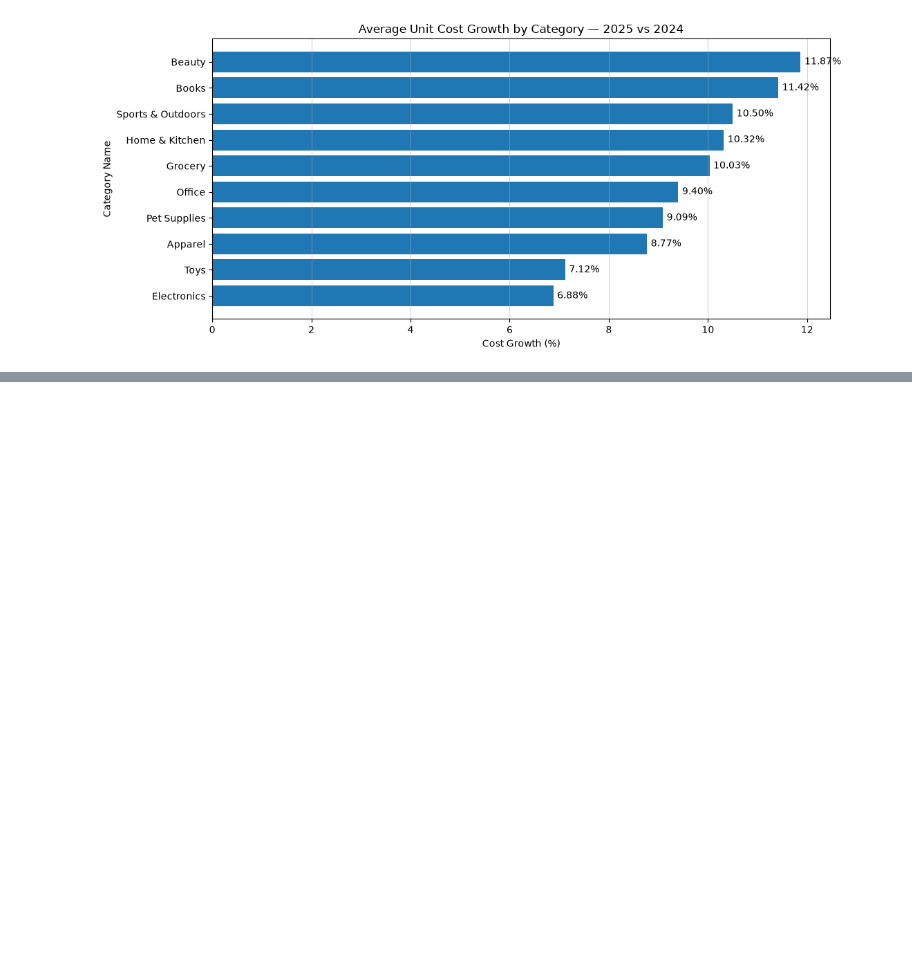
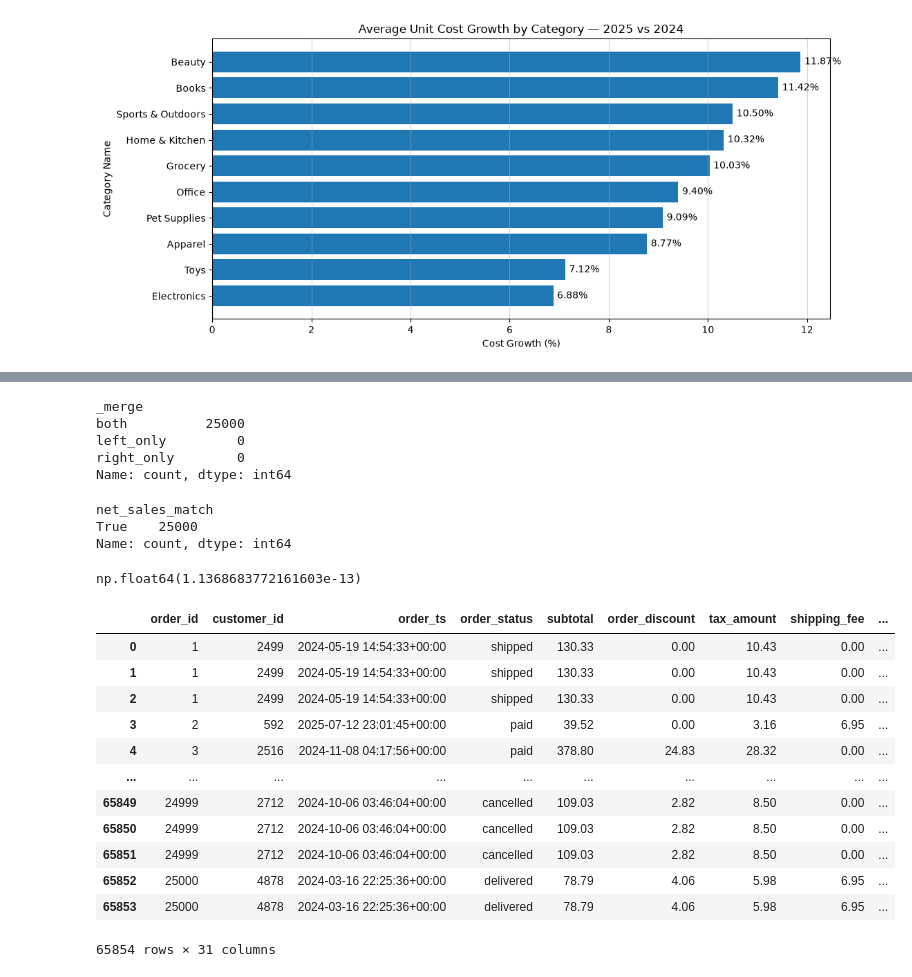
Before and after one commit to acdater/data-analytics, a Jupyter notebook: projects/01-northstar-retail/notebooks/01-profitability-eda.ipynb, the cells around one changed output, grey strips where cells are left out. Cells and saved outputs as stored; diff of their text form; code cells hidden in the pictures; blank space fills up the shorter version.

```diff
--- a/projects/01-northstar-retail/notebooks/01-profitability-eda.ipynb
+++ b/projects/01-northstar-retail/notebooks/01-profitability-eda.ipynb
@@ -613,0 +948,55 @@ plt.show()
+# %%
+df_items_order_comparison = df_order_amount_by_items.merge(
+    df_orders_amounts,
+    on="order_id",
+    how="outer",
+    indicator=True,
+    validate="one_to_one",
+    suffixes=("_items", "_orders")
+)
+
+df_items_order_comparison["_merge"].value_counts()
+# %% [output]
+_merge
+both          25000
+left_only         0
+right_only        0
+Name: count, dtype: int64
+# %%
+df_items_order_comparison["net_sales_match"] = np.isclose(
+    df_items_order_comparison["net_sales_items"],
+    df_items_order_comparison["net_sales_orders"],
+    atol=0.01,
+    rtol=0
+)
+
+df_items_order_comparison["net_sales_match"].value_counts()
+# %% [output]
+net_sales_match
+True    25000
+Name: count, dtype: int64
+# %%
+df_items_order_comparison["amount_difference"] = (
+    df_items_order_comparison["net_sales_items"]
+    - df_items_order_comparison["net_sales_orders"]
+)
+
+df_items_order_comparison["amount_difference"].abs().max()
+# %% [output]
+np.float64(1.1368683772161603e-13)
+# %%
+df_sales
+# %% [output]
+|  | order_id | customer_id | order_ts | order_status | subtotal | order_discount | tax_amount | shipping_fee | ... |
+| 0 | 1 | 2499 | 2024-05-19 14:54:33+00:00 | shipped | 130.33 | 0.00 | 10.43 | 0.00 | ... |
+| 1 | 1 | 2499 | 2024-05-19 14:54:33+00:00 | shipped | 130.33 | 0.00 | 10.43 | 0.00 | ... |
+| 2 | 1 | 2499 | 2024-05-19 14:54:33+00:00 | shipped | 130.33 | 0.00 | 10.43 | 0.00 | ... |
+| 3 | 2 | 592 | 2025-07-12 23:01:45+00:00 | paid | 39.52 | 0.00 | 3.16 | 6.95 | ... |
+| 4 | 3 | 2516 | 2024-11-08 04:17:56+00:00 | paid | 378.80 | 24.83 | 28.32 | 0.00 | ... |
+| ... | ... | ... | ... | ... | ... | ... | ... | ... | ... |
+| 65849 | 24999 | 2712 | 2024-10-06 03:46:04+00:00 | cancelled | 109.03 | 2.82 | 8.50 | 0.00 | ... |
+| 65850 | 24999 | 2712 | 2024-10-06 03:46:04+00:00 | cancelled | 109.03 | 2.82 | 8.50 | 0.00 | ... |
+| 65851 | 24999 | 2712 | 2024-10-06 03:46:04+00:00 | cancelled | 109.03 | 2.82 | 8.50 | 0.00 | ... |
+| 65852 | 25000 | 4878 | 2024-03-16 22:25:36+00:00 | delivered | 78.79 | 4.06 | 5.98 | 6.95 | ... |
+| 65853 | 25000 | 4878 | 2024-03-16 22:25:36+00:00 | delivered | 78.79 | 4.06 | 5.98 | 6.95 | ... |
+65854 rows × 31 columns
```
Also changed, not shown: parts of 64 cells of this notebook.
